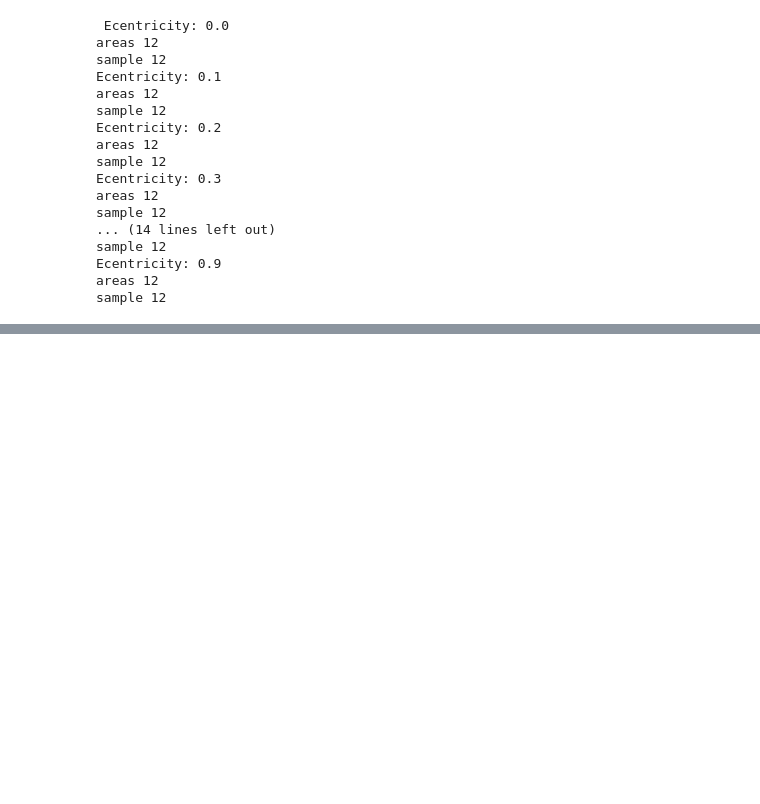
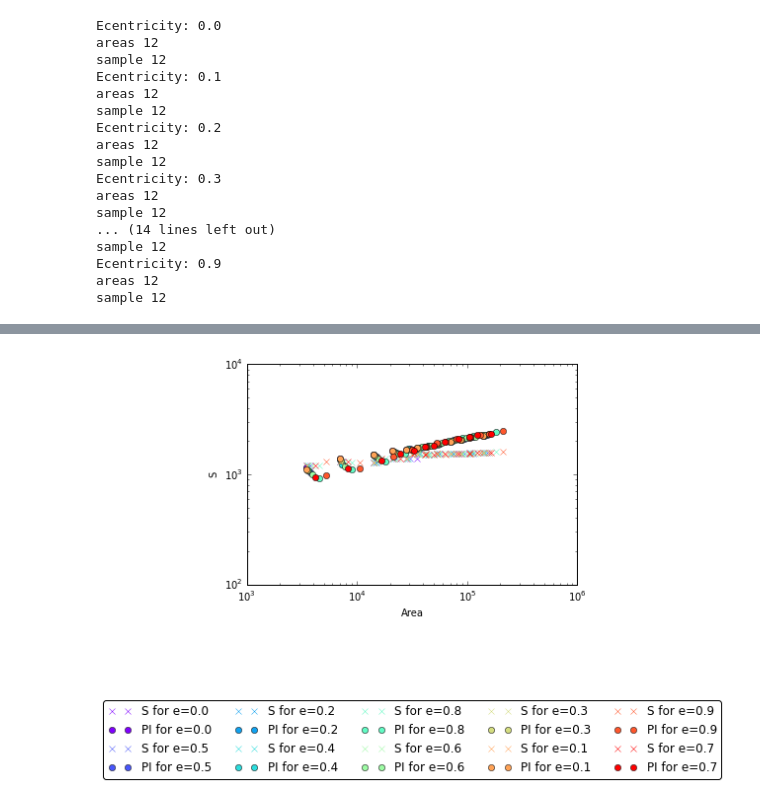
Before and after one commit to zafarali/metastasis, a Jupyter notebook: eccentricity_statistic_2.ipynb, the cells around one changed output, grey strips where cells are left out. Saved outputs shown, nothing was run; the diff lists cells and outputs as text; code cells hidden in the pictures; blank space fills up the shorter version.

```diff
--- a/eccentricity_statistic_2.ipynb
+++ b/eccentricity_statistic_2.ipynb
@@ -165,0 +195,32 @@ plt.show()
+# %%
+plt.figure()
+
+color = plt.cm.rainbow(np.linspace(0,1,len(parsed)))
+labels = []
+for index,item in enumerate(parsed.items()):
+    ecc, obj = item
+    x = obj['areas']
+    y = np.array(obj['S'])
+    y2 = obj['E_of_pi']
+    scaling_factors = np.array(map(H, obj['N']))
+    y = y/scaling_factors
+    labels.append('e='+str(ecc))
+
+#     for sample in result['samples']:
+#         x.append(sample['sample_size'])
+#         y.append(sample['E_of_pi'])
+    plt.plot(x,y2, 'x', color=color[index], label='S for e='+str(ecc), ms=6)
+    plt.plot(x, y, 'o', color=color[index], label='PI for e='+str(ecc), ms=6)
+
+plt.legend(loc='upper center', bbox_to_anchor=(0.5, -0.5), fancybox=True, ncol=5)
+#         print sample['sample_size'], sample['E_of_pi']
+
+ax = plt.gca()
+ax.set_yscale('log')
+ax.set_xscale('log')
+
+plt.xlabel('Area')
+plt.ylabel('S')
+plt.show()
+# %% [output]
+[figure, added]
```
Also changed, not shown: parts of 9 cells of this notebook.
